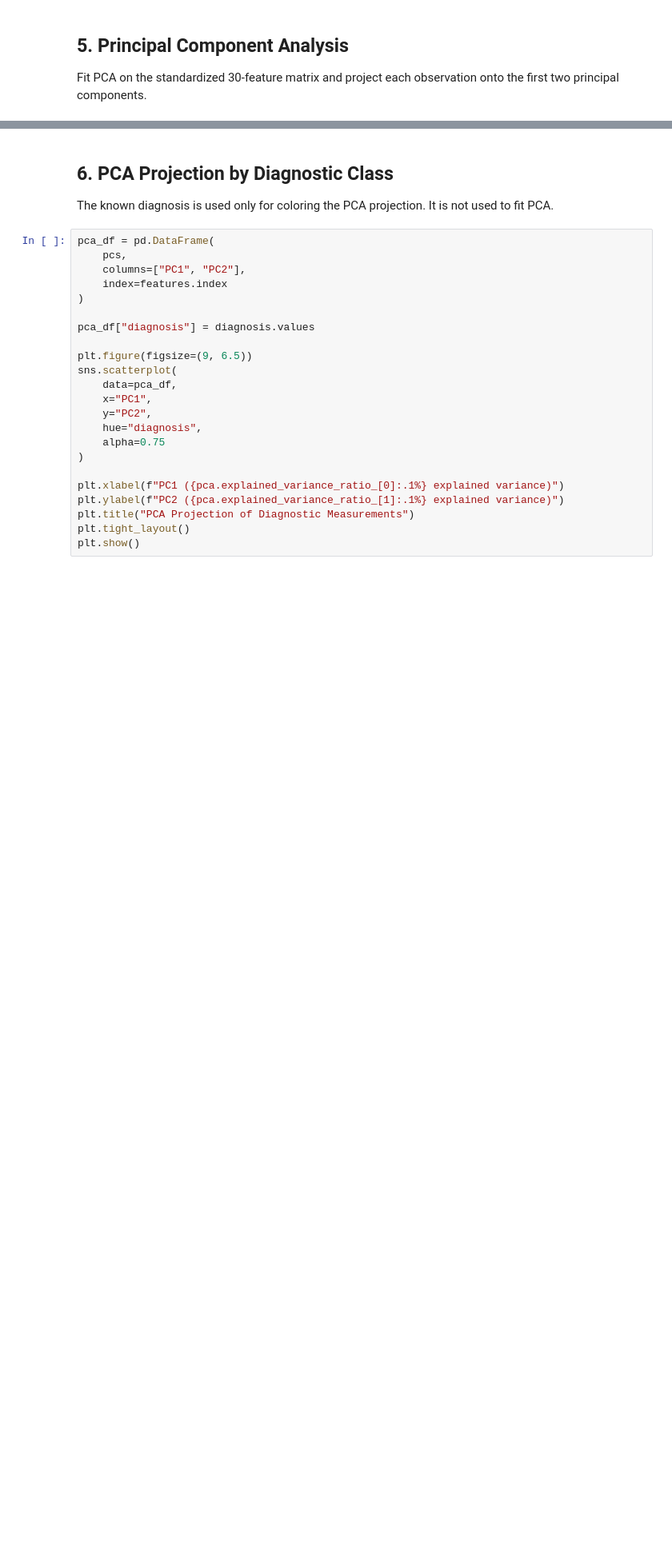
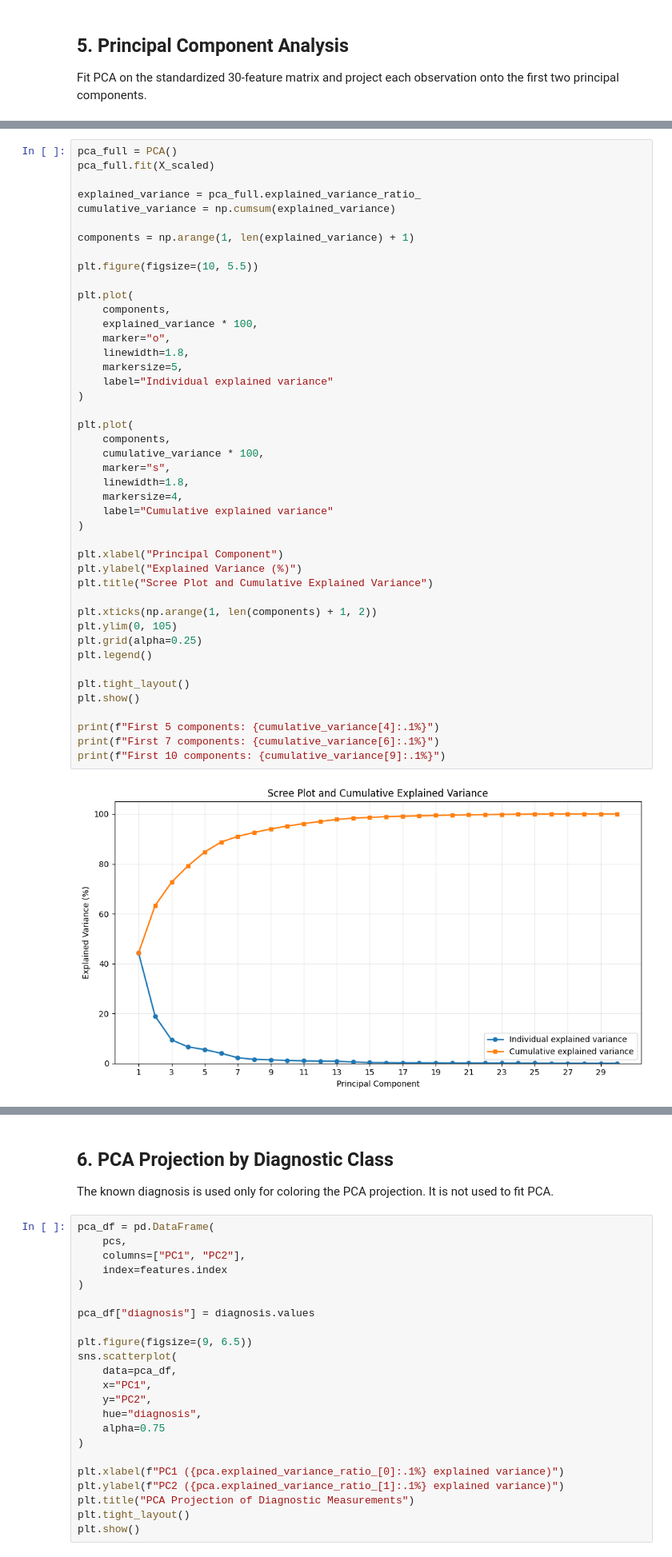
Before and after one commit to nazishatta/Breast-Cancer-PCA-Explorer, a Jupyter notebook: pca_analysis.ipynb, the cells around one changed output, grey strips where cells are left out. Shown at 80% size. Cells and saved outputs as stored; diff of their text form; blank space fills up the shorter version.

Commit message:
Add scree plot and cumulative PCA variance analysis

```diff
--- a/pca_analysis.ipynb
+++ b/pca_analysis.ipynb
@@ -159,0 +213,46 @@ print(f"Together they explain {pca.explained_variance_ratio_.sum():.1%}.")
+# %%
+pca_full = PCA()
+pca_full.fit(X_scaled)
+
+explained_variance = pca_full.explained_variance_ratio_
+cumulative_variance = np.cumsum(explained_variance)
+
+components = np.arange(1, len(explained_variance) + 1)
+
+plt.figure(figsize=(10, 5.5))
+
+plt.plot(
+    components,
+    explained_variance * 100,
+    marker="o",
+    linewidth=1.8,
+    markersize=5,
+    label="Individual explained variance"
+)
+
+plt.plot(
+    components,
+    cumulative_variance * 100,
+    marker="s",
+    linewidth=1.8,
+    markersize=4,
+    label="Cumulative explained variance"
+)
+
+plt.xlabel("Principal Component")
+plt.ylabel("Explained Variance (%)")
+plt.title("Scree Plot and Cumulative Explained Variance")
+
+plt.xticks(np.arange(1, len(components) + 1, 2))
+plt.ylim(0, 105)
+plt.grid(alpha=0.25)
+plt.legend()
+
+plt.tight_layout()
+plt.show()
+
+print(f"First 5 components: {cumulative_variance[4]:.1%}")
+print(f"First 7 components: {cumulative_variance[6]:.1%}")
+print(f"First 10 components: {cumulative_variance[9]:.1%}")
+# %% [output]
+[figure, added]
```
Also changed, not shown: parts of 23 cells of this notebook.
